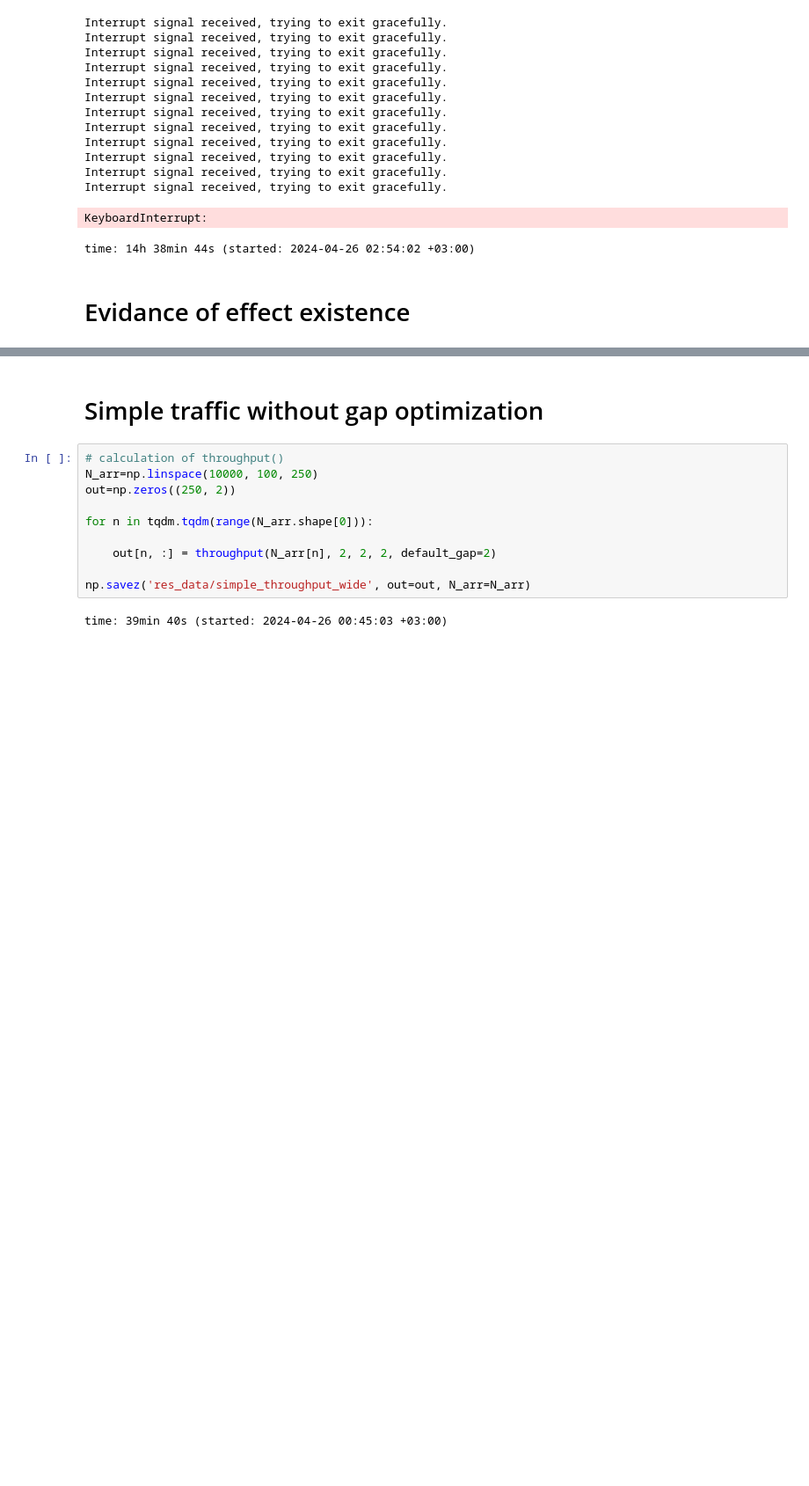
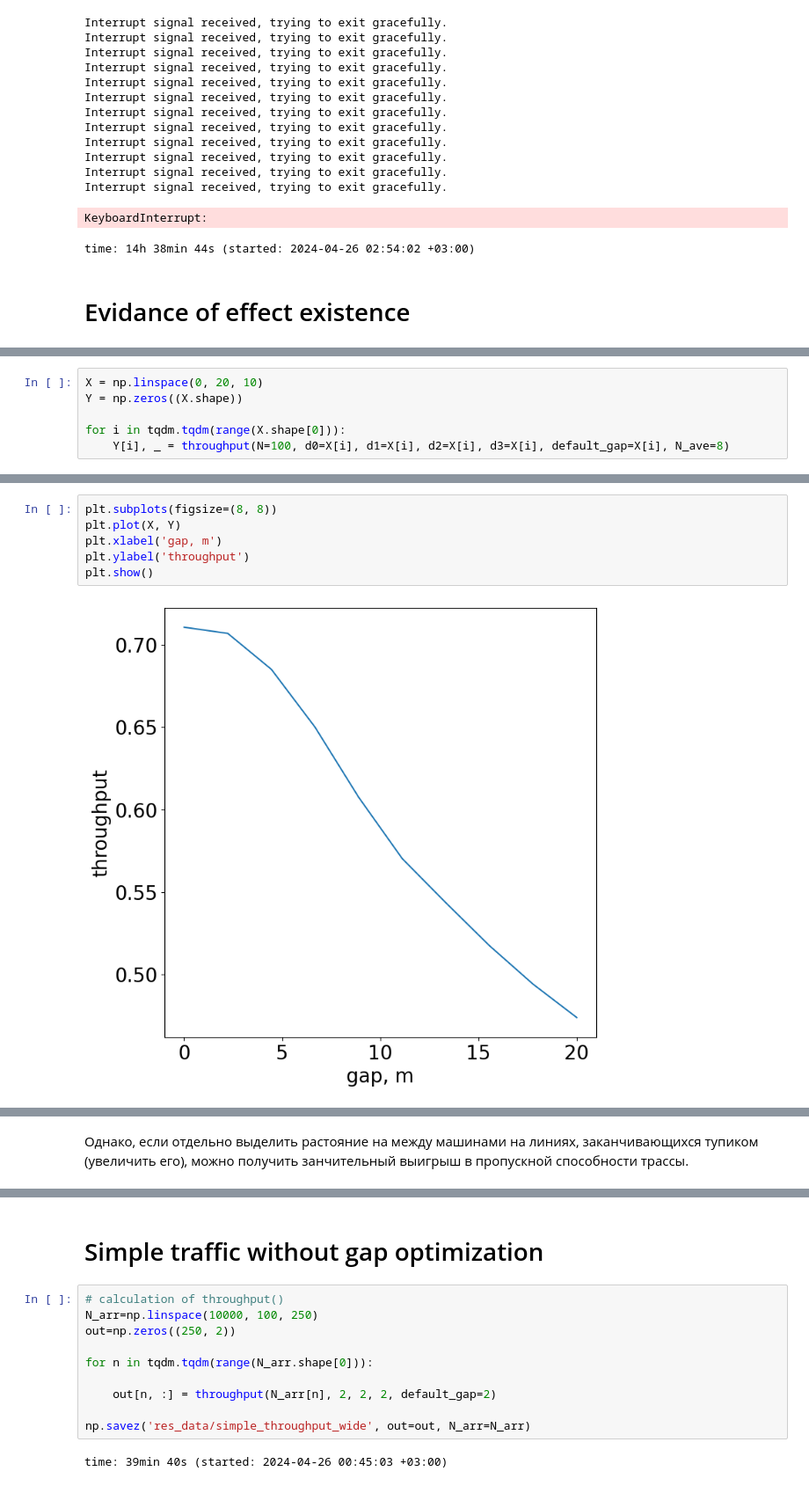
Before and after one commit to KugutAndrei/Hakashinka, a Jupyter notebook: presentation.ipynb, the cells around one changed output, grey strips where cells are left out. Shown: that part at 88% size. Cells and saved outputs as stored; diff of their text form; blank space fills up the shorter version.

```diff
--- a/presentation.ipynb
+++ b/presentation.ipynb
@@ -81,0 +84,6 @@ time: 14h 38min 44s (started: 2024-04-26 02:54:02 +03:00)
+# %%
+X = np.linspace(0, 20, 10)
+Y = np.zeros((X.shape))
+
+for i in tqdm.tqdm(range(X.shape[0])):
+    Y[i], _ = throughput(N=100, d0=X[i], d1=X[i], d2=X[i], d3=X[i], default_gap=X[i], N_ave=8)
@@ -81,0 +92,8 @@ time: 14h 38min 44s (started: 2024-04-26 02:54:02 +03:00)
+# %%
+plt.subplots(figsize=(8, 8))
+plt.plot(X, Y)
+plt.xlabel('gap, m')
+plt.ylabel('throughput')
+plt.show()
+# %% [output]
+[figure, added]
@@ -81,0 +101,2 @@ time: 14h 38min 44s (started: 2024-04-26 02:54:02 +03:00)
+# %% [markdown]
+Однако, если отдельно выделить растояние на между машинами на линиях, заканчивающихся тупиком (увеличить его), можно получить занчительный выигрыш в пропускной способности трассы.
```
Also changed, not shown: parts of 9 cells of this notebook.
